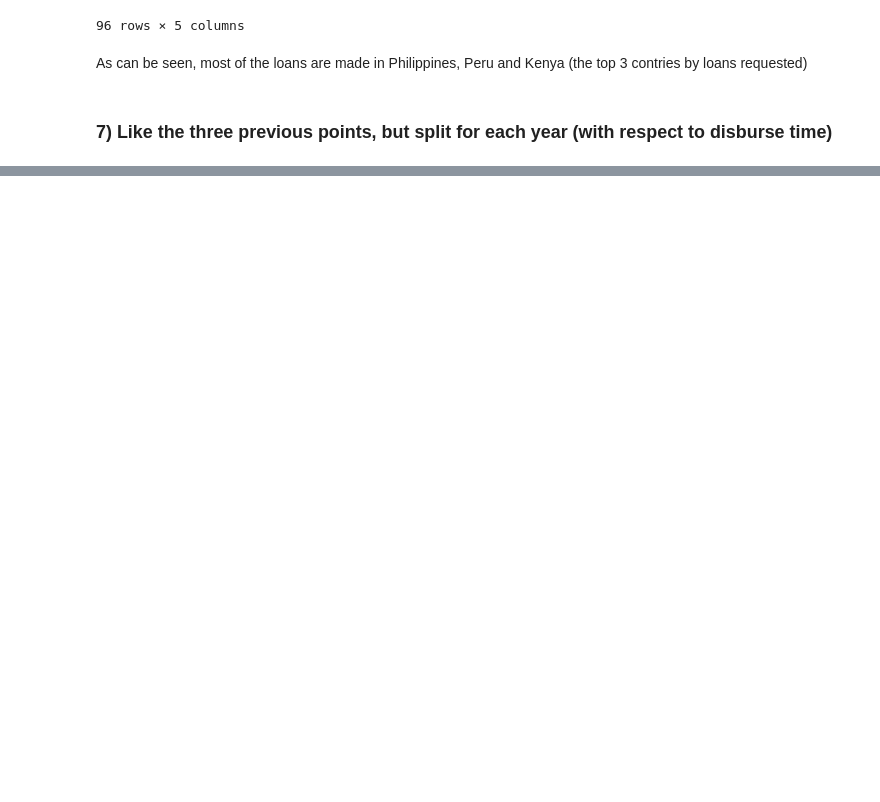
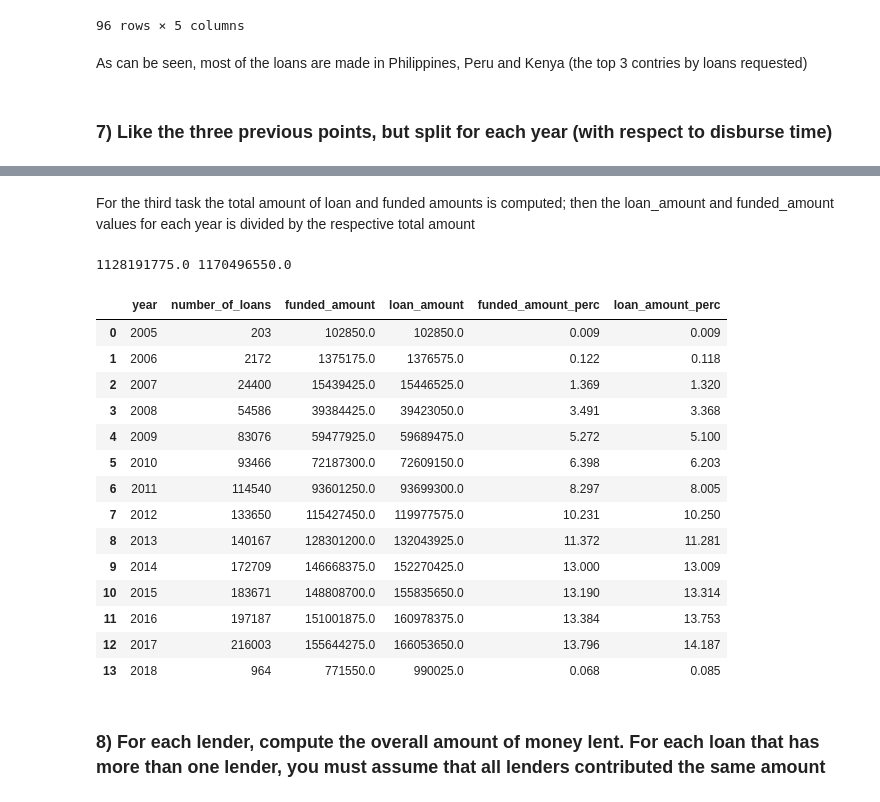
Before and after one commit to paolomariani/Foundations-of-Computer-Science-Project, a Jupyter notebook: Foundations of Computer Science Project Notebook.ipynb, the cells around one changed output, grey strips where cells are left out. Saved outputs shown, nothing was run; the diff lists cells and outputs as text; code cells hidden in the pictures; blank space fills up the shorter version.

```diff
--- a/Foundations of Computer Science Project Notebook.ipynb
+++ b/Foundations of Computer Science Project Notebook.ipynb
@@ -320,0 +323,3 @@ The result can be obtained by
+# %%
+loans_nonull = loans[loans.disburse_time.notnull()]
+len(loans_nonull)
@@ -320,0 +331,5 @@ The result can be obtained by
+# %%
+loans_by_year = loans_nonull.groupby(loans.disburse_time.dt.year)["loan_id"].count().reset_index()
+loans_by_year.columns = ["year", "number_of_loans"]
+loans_by_year.year = loans_by_year.year.astype(int)
+loans_by_year
@@ -320,0 +354,4 @@ The result can be obtained by
+# %%
+loans_by_year["funded_amount"] = loans_nonull.groupby(loans_nonull.disburse_time.dt.year)["funded_amount"].sum().reset_index()["funded_amount"]
+loans_by_year["loan_amount"] = loans_nonull.groupby(loans_nonull.disburse_time.dt.year)["loan_amount"].sum().reset_index()["loan_amount"]
+loans_by_year.head()
@@ -320,0 +365,30 @@ The result can be obtained by
+# %% [markdown]
+For the third task the total amount of loan and funded amounts is computed; then the loan_amount and funded_amount values for each year is divided by the respective total amount
+# %%
+tot_funded = loans_by_year["funded_amount"].sum()
+tot_loan = loans_by_year["loan_amount"].sum()
+print(tot_funded, tot_loan)
+# %% [output]
+1128191775.0 1170496550.0
+# %%
+loans_by_year["funded_amount_perc"] = round(loans_by_year["funded_amount"]/tot_funded*100, 3)
+loans_by_year["loan_amount_perc"] = round(loans_by_year["loan_amount"]/tot_loan*100, 3)
+loans_by_year
+# %% [output]
+|  | year | number_of_loans | funded_amount | loan_amount | funded_amount_perc | loan_amount_perc |
+| 0 | 2005 | 203 | 102850.0 | 102850.0 | 0.009 | 0.009 |
+| 1 | 2006 | 2172 | 1375175.0 | 1376575.0 | 0.122 | 0.118 |
+| 2 | 2007 | 24400 | 15439425.0 | 15446525.0 | 1.369 | 1.320 |
+| 3 | 2008 | 54586 | 39384425.0 | 39423050.0 | 3.491 | 3.368 |
+| 4 | 2009 | 83076 | 59477925.0 | 59689475.0 | 5.272 | 5.100 |
+| 5 | 2010 | 93466 | 72187300.0 | 72609150.0 | 6.398 | 6.203 |
+| 6 | 2011 | 114540 | 93601250.0 | 93699300.0 | 8.297 | 8.005 |
+| 7 | 2012 | 133650 | 115427450.0 | 119977575.0 | 10.231 | 10.250 |
+| 8 | 2013 | 140167 | 128301200.0 | 132043925.0 | 11.372 | 11.281 |
+| 9 | 2014 | 172709 | 146668375.0 | 152270425.0 | 13.000 | 13.009 |
+| 10 | 2015 | 183671 | 148808700.0 | 155835650.0 | 13.190 | 13.314 |
+| 11 | 2016 | 197187 | 151001875.0 | 160978375.0 | 13.384 | 13.753 |
+| 12 | 2017 | 216003 | 155644275.0 | 166053650.0 | 13.796 | 14.187 |
+| 13 | 2018 | 964 | 771550.0 | 990025.0 | 0.068 | 0.085 |
+# %% [markdown]
+### 8) For each lender, compute the overall amount of money lent. For each loan that has more than one lender, you must assume that all lenders contributed the same amount
```
Also changed, not shown: parts of 18 cells of this notebook.
